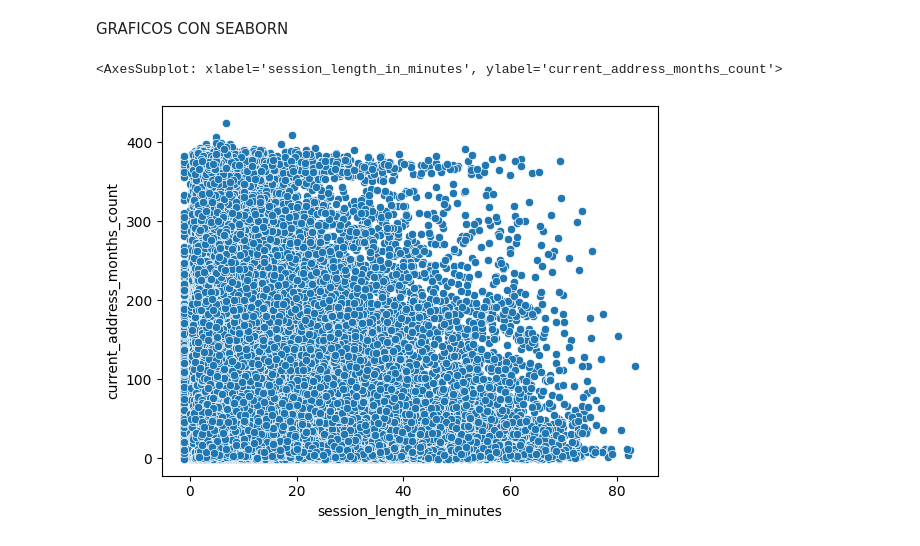
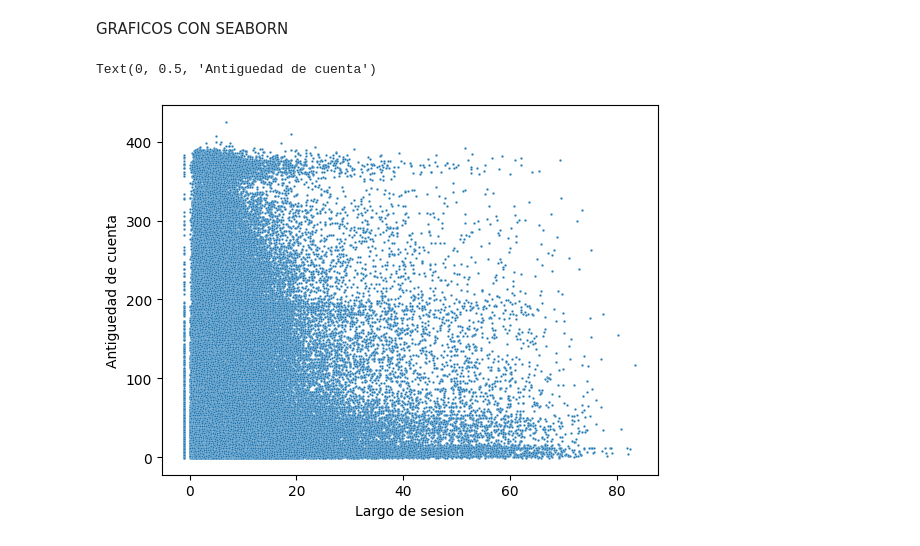
Before and after one commit to AlejandroGiorgio/CH-dataSience, a Jupyter notebook: Visualizacion+GIORGIO.ipynb, the cells around one changed output. Drawn from its saved outputs; the diff is of its cells as text; code cells hidden in the pictures.

```diff
--- a/Visualizacion+GIORGIO.ipynb
+++ b/Visualizacion+GIORGIO.ipynb
@@ -60,10 +60,12 @@ GRAFICOS CON SEABORN
 # %%
 #Relacion entre la antiguedad de la cuenta y la duracion de la sesion en la que se solicito el crédito
 #axislevel
-sns.scatterplot(data=df, x="session_length_in_minutes", y="current_address_months_count")
+sns.scatterplot(data=df, x="session_length_in_minutes", y="current_address_months_count", s=3)
+plt.xlabel('Largo de sesion')
+plt.ylabel('Antiguedad de cuenta')
 # %% [output]
-<AxesSubplot: xlabel='session_length_in_minutes', ylabel='current_address_months_count'>
+Text(0, 0.5, 'Antiguedad de cuenta')
-[figure, old version]
+[figure, new version]
 # %%
 #Se aprecia una correlacion directa entre la duracion de la sesion y la antiguedad de la cuenta
 #A mayor antiguedad de la cuenta y mayor duracion de la sesion menor fue la densidad de solicitud fraudulenta
```
Also changed, not shown: parts of 2 cells of this notebook.
